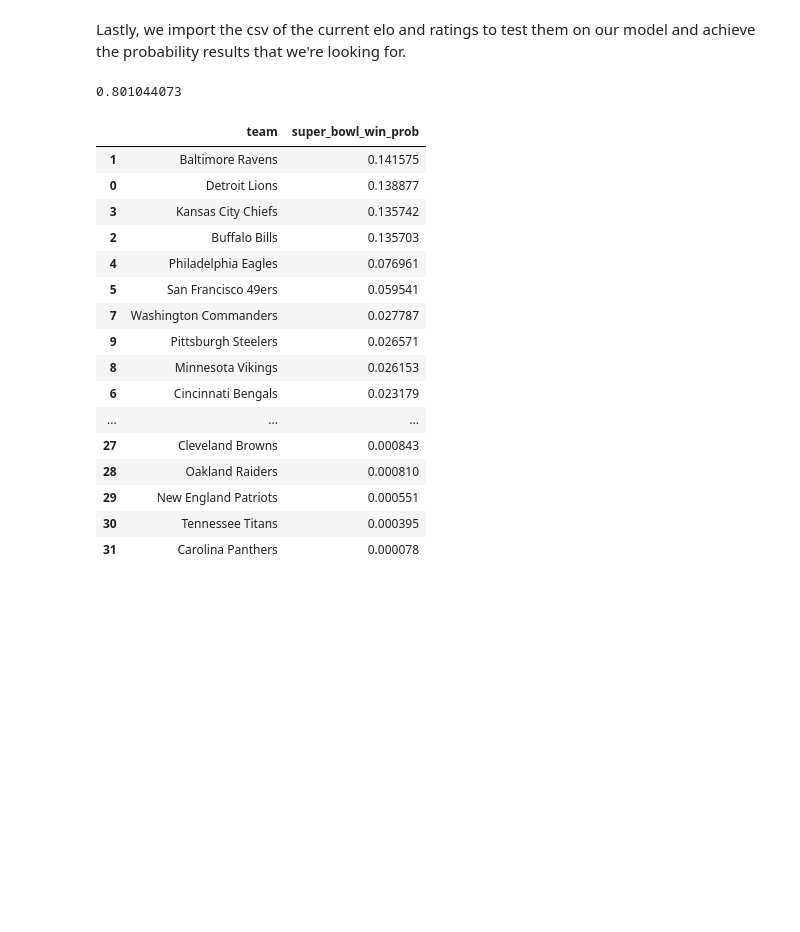
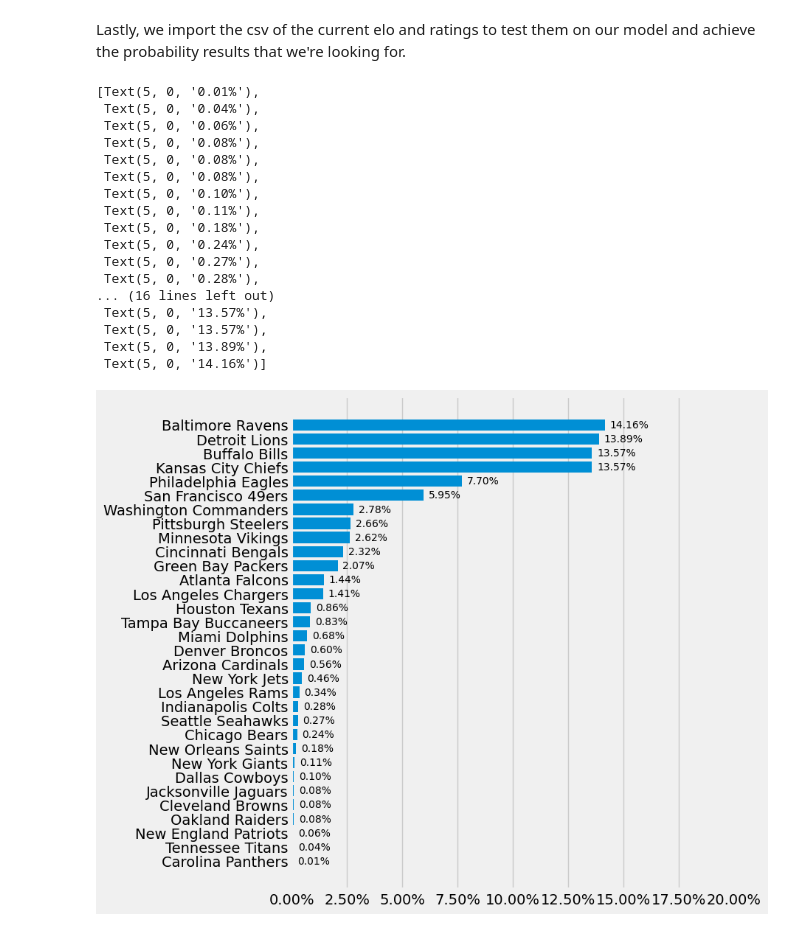
Before and after one commit to AndyGran/CMSC-320-Final-Project, a Jupyter notebook: Data-Analysis.ipynb, the cells around one changed output. Drawn from its saved outputs; the diff is of its cells as text; code cells hidden in the pictures; blank space fills up the shorter version.

Commit message:
visualization + explainations

```diff
--- a/Data-Analysis.ipynb
+++ b/Data-Analysis.ipynb
@@ -747,40 +747,48 @@ weighted avg       0.95      0.98      0.96       128
 # %% [markdown]
 Lastly, we import the csv of the current elo and ratings to test them on our model and achieve the probability results that we're looking for.
 # %%
+import matplotlib.ticker as mtick
 nfl_elo_curr_df = pd.read_csv('nfl_elo_current.csv')
 nfl_elo_curr_df['expected_wins'] = nfl_elo_curr_df['wins'] + (17 - nfl_elo_curr_df['week']) * (nfl_elo_curr_df['expected_wins_538_ytd']/nfl_elo_curr_df['week'])
 nfl_elo_curr_df['win_loss_perc'] = nfl_elo_curr_df['expected_wins'] / 17
 nfl_elo_curr_df['team'] = nfl_elo_curr_df['team'].apply(lambda team: team_name_mapping.get(team, team))
-print(max(nfl_elo_curr_df['win_loss_perc']))
 # Rename elo of the team at current to average_elo for the model
 nfl_elo_curr_df.rename(columns={'nfelo': 'average_elo'}, inplace=True)
 
 features_for_model = ['win_loss_perc', 'defensive_rank', 'average_elo']
 X_curr = nfl_elo_curr_df[features_for_model]
 
 X_curr_scaled = scaler.transform(X_curr)
 
 nfl_elo_curr_df['super_bowl_win_prob'] = best_model.predict_proba(X_curr_scaled)[:, 1]
+nfl_elo_curr_df['super_bowl_win_prob'] = round(nfl_elo_curr_df['super_bowl_win_prob'] * 100, 2)
+nfl_elo_curr_df = nfl_elo_curr_df.sort_values(by='super_bowl_win_prob', ascending=True)
 
-nfl_elo_curr_df = nfl_elo_curr_df.sort_values(by='super_bowl_win_prob', ascending=False)
-
-nfl_elo_curr_df[['team', 'super_bowl_win_prob']]
+fig, ax = plt.subplots(figsize=(9, 7), layout='constrained')
+rects = ax.barh(nfl_elo_curr_df['team'] , nfl_elo_curr_df['super_bowl_win_prob'])
+ax.set_xlim(0,20)
+ax.grid(axis='y')
+fmt = '%.2f%%'
+xticks = mtick.FormatStrFormatter(fmt)
+ax.xaxis.set_major_formatter(xticks)
+ax.bar_label(rects, fmt=fmt,
+                  padding=5, color='black', fontsize=10)
 # %% [output]
-0.801044073
+[Text(5, 0, '0.01%'),
+ Text(5, 0, '0.04%'),
+ Text(5, 0, '0.06%'),
+ Text(5, 0, '0.08%'),
+ Text(5, 0, '0.08%'),
+ Text(5, 0, '0.08%'),
+ Text(5, 0, '0.10%'),
+ Text(5, 0, '0.11%'),
+ Text(5, 0, '0.18%'),
+ Text(5, 0, '0.24%'),
+ Text(5, 0, '0.27%'),
+ Text(5, 0, '0.28%'),
+... (16 lines left out)
+ Text(5, 0, '13.57%'),
+ Text(5, 0, '13.57%'),
+ Text(5, 0, '13.89%'),
+ Text(5, 0, '14.16%')]
-|  | team | super_bowl_win_prob |
-| 1 | Baltimore Ravens | 0.141575 |
-| 0 | Detroit Lions | 0.138877 |
-| 3 | Kansas City Chiefs | 0.135742 |
-| 2 | Buffalo Bills | 0.135703 |
-| 4 | Philadelphia Eagles | 0.076961 |
-| 5 | San Francisco 49ers | 0.059541 |
-| 7 | Washington Commanders | 0.027787 |
-| 9 | Pittsburgh Steelers | 0.026571 |
-| 8 | Minnesota Vikings | 0.026153 |
-| 6 | Cincinnati Bengals | 0.023179 |
-| ... | ... | ... |
-| 27 | Cleveland Browns | 0.000843 |
-| 28 | Oakland Raiders | 0.000810 |
-| 29 | New England Patriots | 0.000551 |
-| 30 | Tennessee Titans | 0.000395 |
-| 31 | Carolina Panthers | 0.000078 |
+[figure, added]
```
Also changed, not shown: parts of 1 cell of this notebook, 1 other file.
